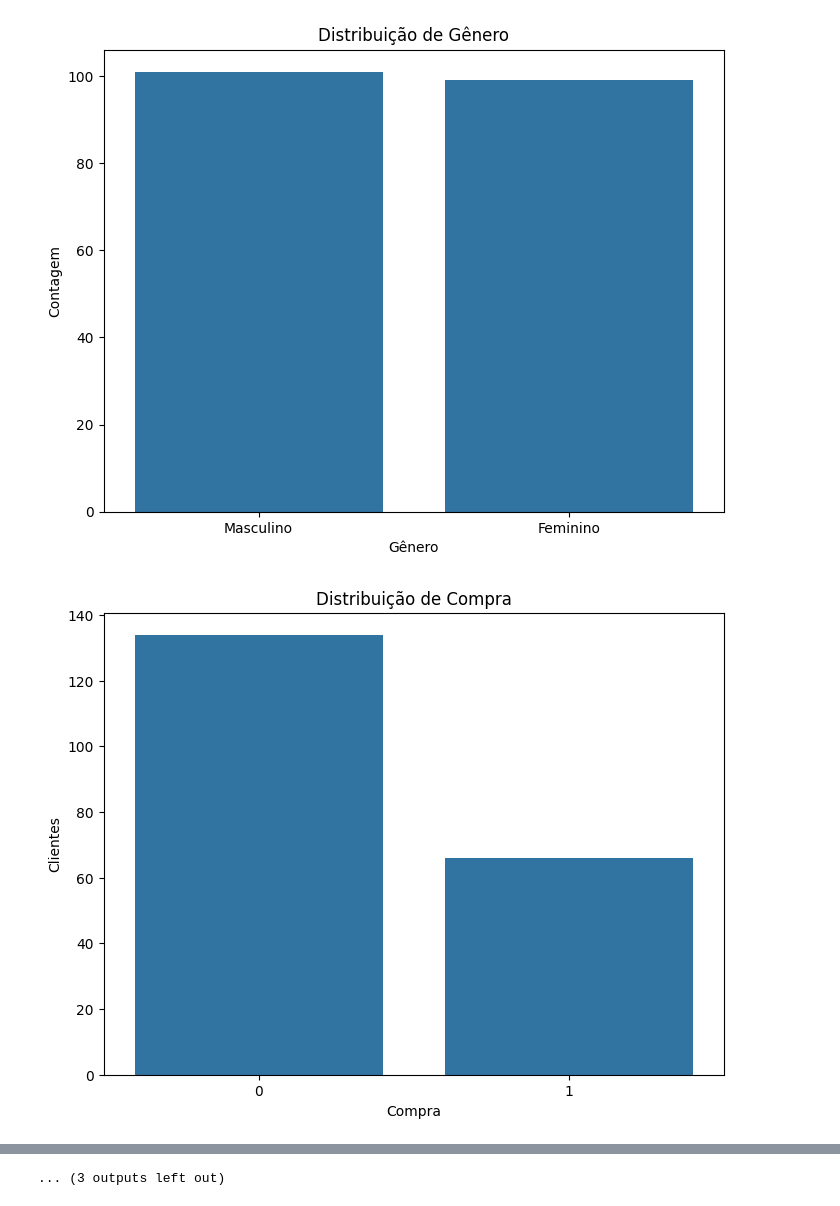
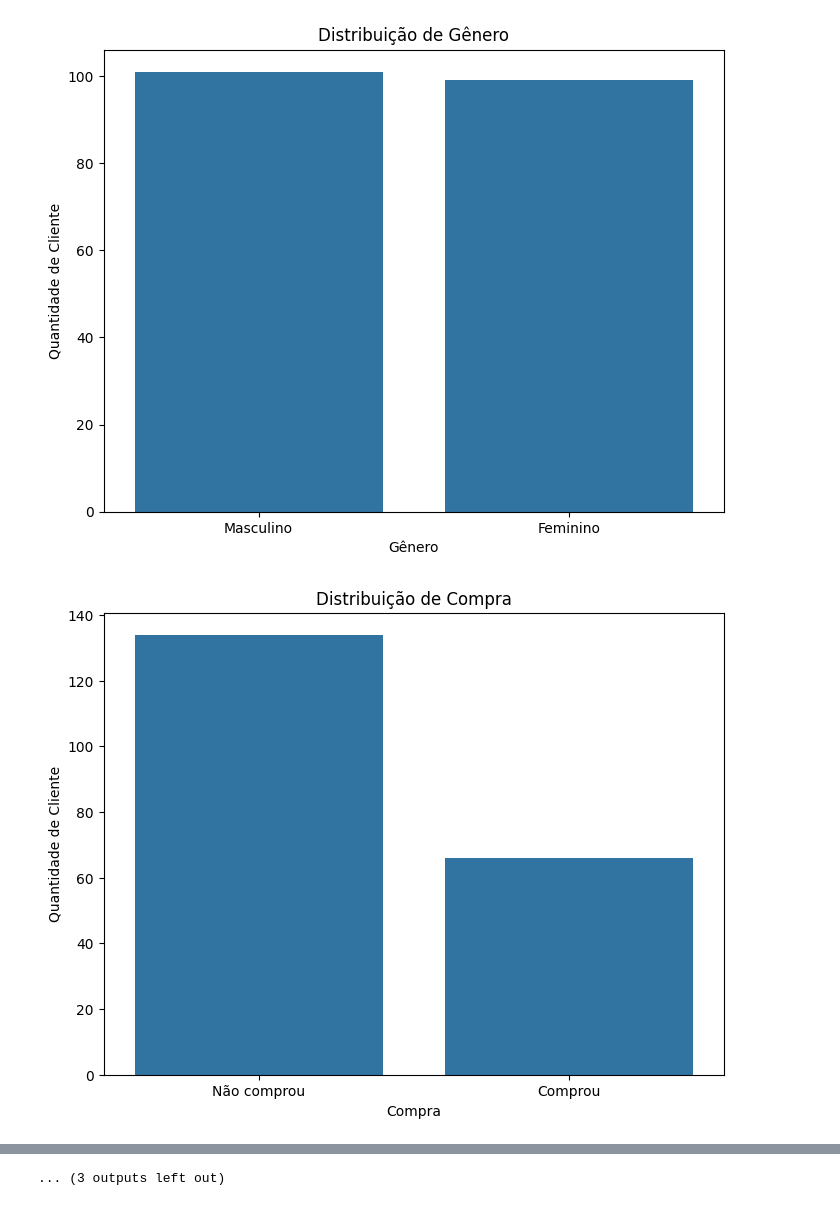
Before and after one commit to FeMarquess/TesteEstagio, a Jupyter notebook: projetoestagio.ipynb, the cells around one changed output, grey strips where cells are left out. Cells and saved outputs as stored; diff of their text form; code cells hidden in the pictures.

```diff
--- a/projetoestagio.ipynb
+++ b/projetoestagio.ipynb
@@ -13,13 +13,8 @@ import pandas as pd
 import numpy as np
 import matplotlib.pyplot as plt
 import seaborn as sns
-import sys
 
 data = pd.read_csv('Dataset.csv')
-
-pd.set_option('display.max_rows', None)
-pd.set_option('display.max_columns', None)
-sys.setrecursionlimit(10000)
 
 #fazendo a media para dados numericos
 print(data.isnull().sum())
@@ -40,10 +35,8 @@ data['Renda Anual (em $)'] = data['Renda Anual (em $)'].fillna(data['Renda Anual
 #tratando o dado de genero
 data = pd.get_dummies(data, columns=['Gênero'], drop_first=True)
 
-#dado tratado onde o nulo vira uma categoria a parte
-data['Anúncio Clicado'] = data['Anúncio Clicado'].map({'Sim': 1, 'Não': 0, 'Escolha não informada': -1})
-
-
+#tratando o dado de anuncio clicado
+data['Anúncio Clicado'] = data['Anúncio Clicado'].map({'Sim': 1, 'Não': 0})
 
 #criacao de grafico de idade, renda e tempo para verificação da distribuição
 numerical_columns = ['Idade', 'Renda Anual (em $)', 'Tempo no Site (min)']
@@ -52,7 +45,7 @@ for col in numerical_columns:
     plt.figure(figsize=(8, 6))
     sns.histplot(data[col], kde=True, bins=20)
     plt.title(f'Distribuição de {col}')
-    plt.ylabel('Quantidade de clientes')
+    plt.ylabel('Quantidade de Cliente')
     plt.show()
 
 #criacao do grafico de acesso por anuncio
@@ -60,7 +53,7 @@ plt.figure(figsize=(8, 6))
 sns.countplot(x='Anúncio Clicado', data=data)
 plt.title('Quantidade de acessos por anúncio')
 plt.xlabel('Acesso por anúncio')
-plt.ylabel('Quantidade de clientes')
+plt.ylabel('Quantidade de Cliente')
 plt.xticks([0, 1], ['Não acessou pelo anúncio', 'Acessou pelo anúncio'])
 plt.show()
 
@@ -69,7 +62,7 @@ plt.figure(figsize=(8, 6))
 sns.countplot(x='Gênero_Masculino', data=data)
 plt.title('Distribuição de Gênero')
 plt.xlabel('Gênero')
-plt.ylabel('Contagem')
+plt.ylabel('Quantidade de Cliente')
 plt.xticks([0, 1], ['Masculino', 'Feminino'])
 plt.show()
 
@@ -78,7 +71,8 @@ plt.figure(figsize=(8, 6))
 sns.countplot(x='Compra (0 ou 1)', data=data)
 plt.title('Distribuição de Compra')
 plt.xlabel('Compra')
-plt.ylabel('Clientes')
+plt.ylabel('Quantidade de Cliente')
+plt.xticks([0, 1], ['Não comprou', 'Comprou'])
 plt.show()
 
 #criacao do grafico de comparacao entre compras e idade, renda e tempo
@@ -110,7 +104,7 @@ plt.figure(figsize=(8, 6))
 sns.countplot(x='Gênero_Masculino', hue='Compra (0 ou 1)', data=data)
 plt.title('Relação entre Gênero e Compra')
 plt.xlabel('Gênero')
-plt.ylabel('Contagem')
+plt.ylabel('Quantidade de Cliente')
 plt.xticks([0, 1], ['Masculino', 'Feminino'])
 handles, labels = plt.gca().get_legend_handles_labels()
 labels = ['Comprou' if label == '1' else 'Não Comprou' for label in labels]
@@ -185,36 +179,35 @@ print("Acurácia média da Árvore de Decisão:", tree_scores.mean())
 #hiperparametro em relação a random forest
 param_grid = {
     'n_estimators': [50, 100, 200],
     'max_features': ['sqrt', 'log2', 0.5, None]
 }
 grid_search = GridSearchCV(estimator=RandomForestClassifier(), param_grid=param_grid, cv=5)
 grid_search.fit(X_train, y_train)
-print("Melhores parâmetros encontrados:", grid_search.best_params_)
 print("Melhor pontuação:", grid_search.best_score_)
 # %% [output]
 Idade                  10
 Renda Anual (em $)     11
 Gênero                  7
 Tempo no Site (min)     0
 Anúncio Clicado        10
 Compra (0 ou 1)         0
 dtype: int64
 Linhas com valores negativos:
          Idade  Renda Anual (em $)     Gênero  Tempo no Site (min)  \
 107  38.510526        50000.000000  Masculino                 -1.0
 116  40.000000        30000.000000  Masculino                 -1.0
 132  38.510526        50000.000000  Masculino                 -1.0
 ... (5 lines left out)
 116             Sim                0
 132             NaN                0
 133             Sim                0
 147             Sim                1
 [figure]
 [figure]
 [figure]
 [figure]
-[figure, old version]
+[figure, new version]
-[figure, old version]
+[figure, new version]
 [figure]
 [figure]
 [figure]
```
Also changed, not shown: parts of 1 cell of this notebook.
